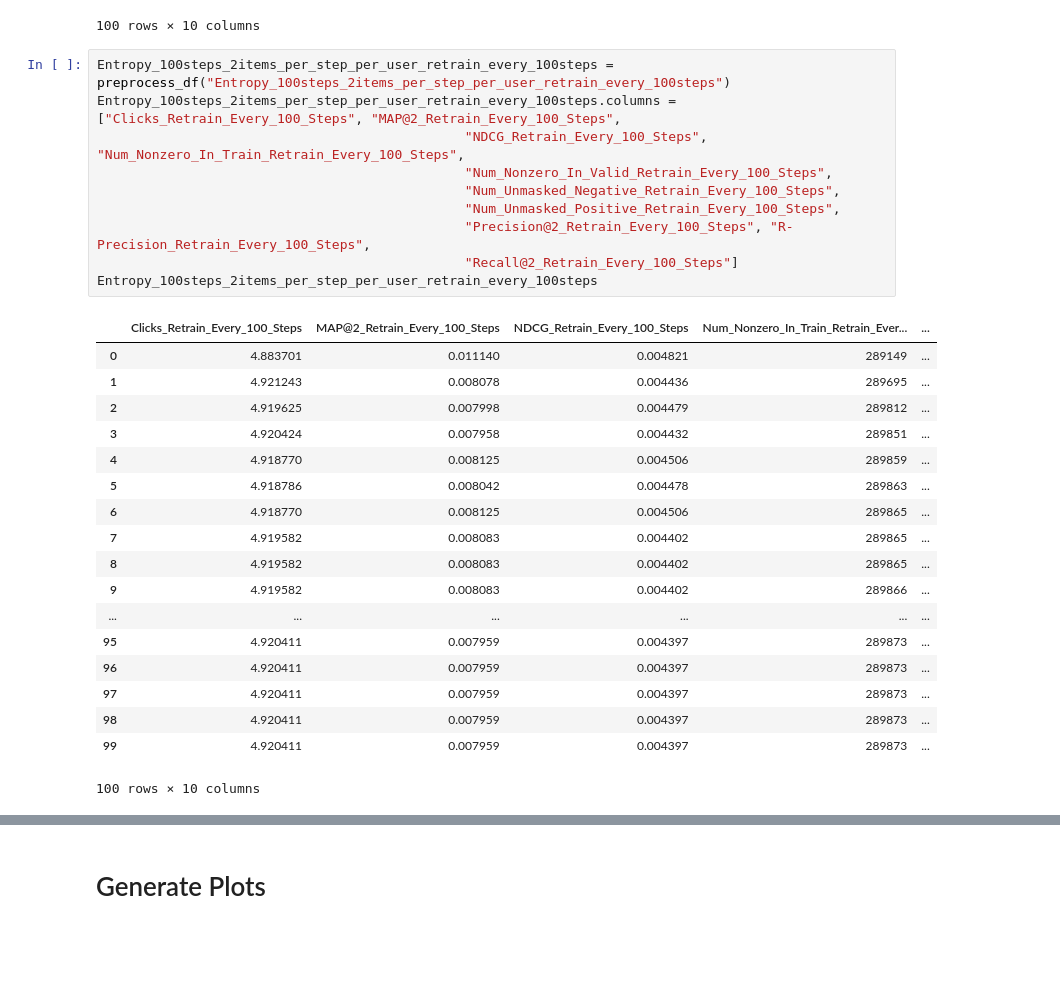
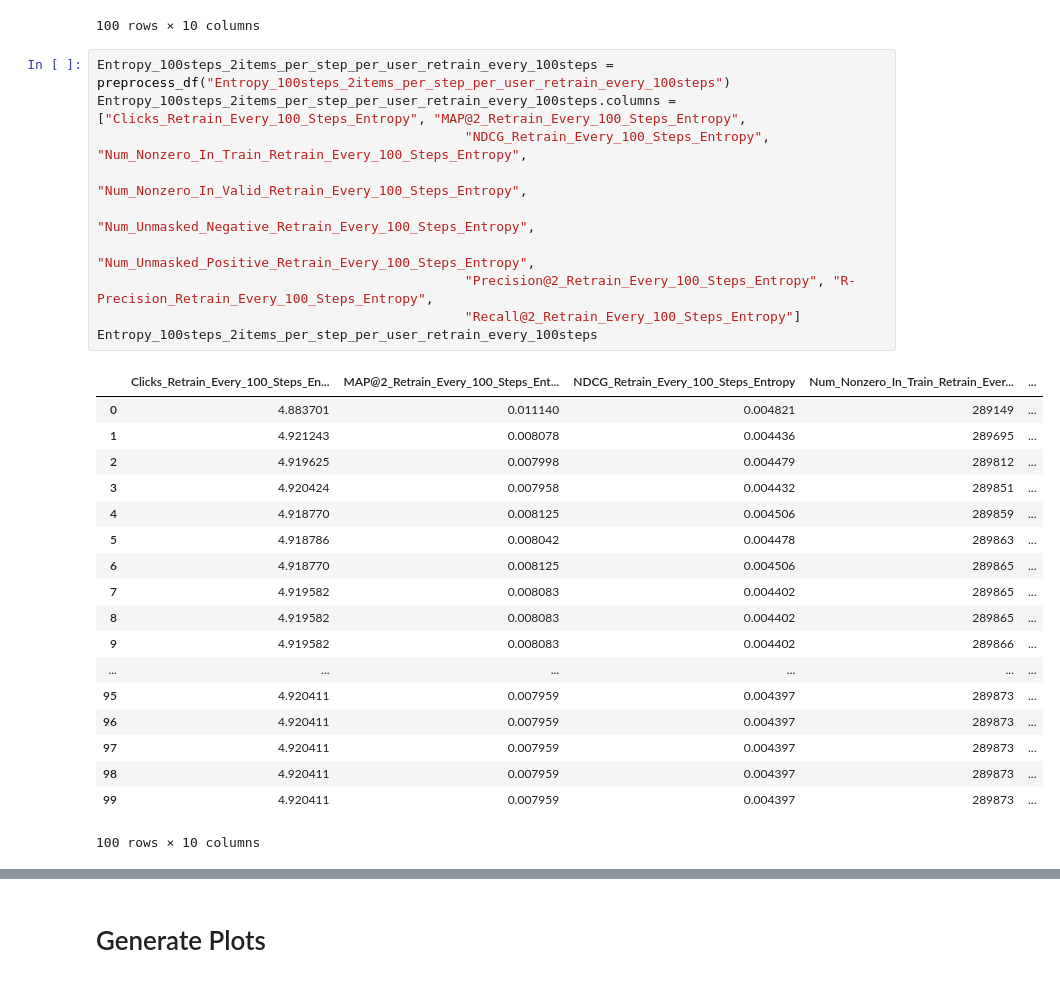
Before and after one commit to wuga214/Q-VAE-Recommendation, a Jupyter notebook: Kai Plot/Plot.ipynb, the cells around one changed output, grey strips where cells are left out. Drawn from its saved outputs; the diff is of its cells as text; blank space fills up the shorter version.

```diff
--- a/Kai Plot/Plot.ipynb
+++ b/Kai Plot/Plot.ipynb
@@ -43,16 +43,16 @@ random_100times_2items_per_time_df
 100 rows × 10 columns
 # %%
 Entropy_100steps_2items_per_step_per_user_retrain_every_100steps = preprocess_df("Entropy_100steps_2items_per_step_per_user_retrain_every_100steps")
-Entropy_100steps_2items_per_step_per_user_retrain_every_100steps.columns = ["Clicks_Retrain_Every_100_Steps", "MAP@2_Retrain_Every_100_Steps",
-                                               "NDCG_Retrain_Every_100_Steps", "Num_Nonzero_In_Train_Retrain_Every_100_Steps",
-                                               "Num_Nonzero_In_Valid_Retrain_Every_100_Steps",
-                                               "Num_Unmasked_Negative_Retrain_Every_100_Steps",
-                                               "Num_Unmasked_Positive_Retrain_Every_100_Steps",
-                                               "Precision@2_Retrain_Every_100_Steps", "R-Precision_Retrain_Every_100_Steps",
-                                               "Recall@2_Retrain_Every_100_Steps"]
+Entropy_100steps_2items_per_step_per_user_retrain_every_100steps.columns = ["Clicks_Retrain_Every_100_Steps_Entropy", "MAP@2_Retrain_Every_100_Steps_Entropy",
+                                               "NDCG_Retrain_Every_100_Steps_Entropy", "Num_Nonzero_In_Train_Retrain_Every_100_Steps_Entropy",
+                                               "Num_Nonzero_In_Valid_Retrain_Every_100_Steps_Entropy",
+                                               "Num_Unmasked_Negative_Retrain_Every_100_Steps_Entropy",
+                                               "Num_Unmasked_Positive_Retrain_Every_100_Steps_Entropy",
+                                               "Precision@2_Retrain_Every_100_Steps_Entropy", "R-Precision_Retrain_Every_100_Steps_Entropy",
+                                               "Recall@2_Retrain_Every_100_Steps_Entropy"]
 Entropy_100steps_2items_per_step_per_user_retrain_every_100steps
 # %% [output]
-|  | Clicks_Retrain_Every_100_Steps | MAP@2_Retrain_Every_100_Steps | NDCG_Retrain_Every_100_Steps | Num_Nonzero_In_Train_Retrain_Ever... | ... |
+|  | Clicks_Retrain_Every_100_Steps_En... | MAP@2_Retrain_Every_100_Steps_Ent... | NDCG_Retrain_Every_100_Steps_Entropy | Num_Nonzero_In_Train_Retrain_Ever... | ... |
 | 0 | 4.883701 | 0.011140 | 0.004821 | 289149 | ... |
 | 1 | 4.921243 | 0.008078 | 0.004436 | 289695 | ... |
 | 2 | 4.919625 | 0.007998 | 0.004479 | 289812 | ... |
```
Also changed, not shown: parts of 7 cells of this notebook, 19 other files.
